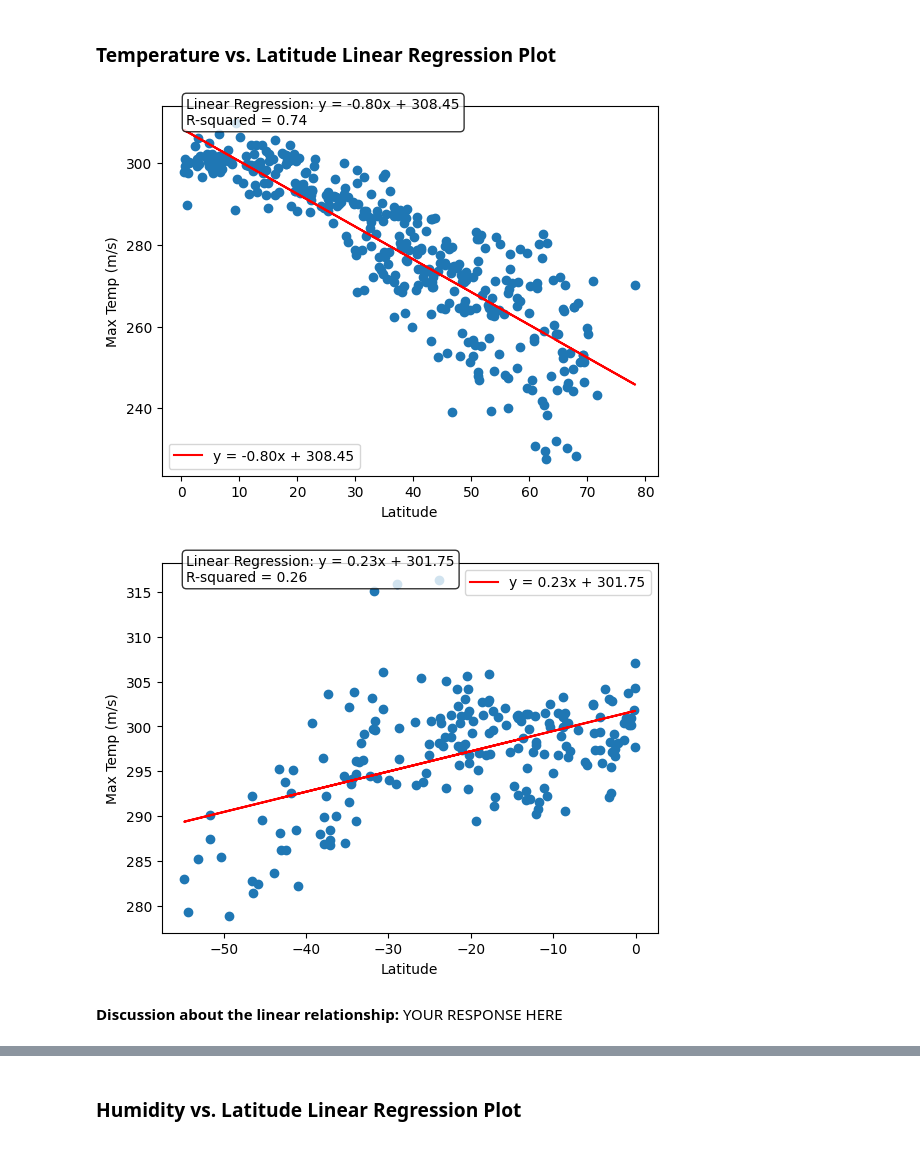
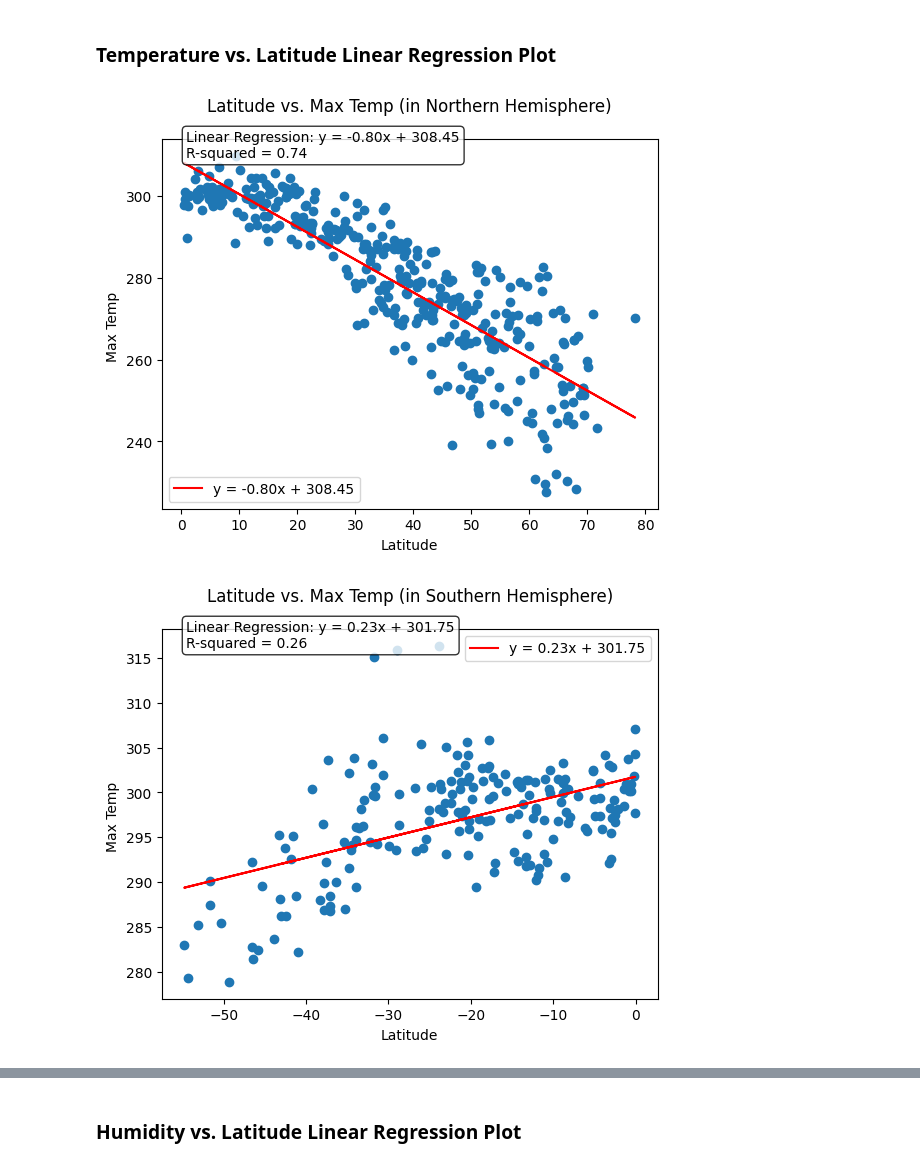
Before and after one commit to qstibbins/python-api-challenge, a Jupyter notebook: WeatherPy.ipynb, the cells around one changed output, grey strips where cells are left out. Saved outputs shown, nothing was run; the diff lists cells and outputs as text; code cells hidden in the pictures.

Commit message:
Updating charts on WeatherPy, and adding analysis

```diff
--- a/WeatherPy.ipynb
+++ b/WeatherPy.ipynb
@@ -273,7 +273,7 @@ plt.show()
 
 ## Requirement 2: Compute Linear Regression for Each Relationship
 # %%
-def plot_linear_regression(x_values, y_values, y_label):
+def plot_linear_regression(x_values, y_values, y_label, hemisphere = "north"):
     # Calculate the regression line
     slope, intercept, r_value, p_value, std_err = linregress(x_values, y_values)
 
@@ -292,7 +292,8 @@ def plot_linear_regression(x_values, y_values, y_label):
                 bbox=dict(boxstyle='round', facecolor='white', alpha=0.8))
 
     plt.xlabel("Latitude")
-    plt.ylabel(f"{y_label} (m/s)")
+    plt.ylabel(f"{y_label} {'' if (y_label != 'Wind Speed') else '(m/s)'}")
+    plt.title(f"Latitude vs. {y_label} (in {'Northern' if hemisphere == 'north' else 'Southern'} Hemisphere)", pad=20)
     plt.legend()
 # %%
 # Create a DataFrame with the Northern Hemisphere data (Latitude >= 0)
@@ -330,17 +331,17 @@ north_latitude = northern_hemi_df['Lat']
 north_max_temp = northern_hemi_df['Max Temp']
 plot_linear_regression(north_latitude, north_max_temp, 'Max Temp')
 
+plt.savefig("output_data/north_temp.png")
 plt.show()
 # %% [output]
-[figure, old version]
+[figure, new version]
 # %%
 # Linear regression on Southern Hemisphere
 south_latitude = southern_hemi_df['Lat']
 south_max_temp = southern_hemi_df['Max Temp']
-plot_linear_regression(south_latitude, south_max_temp, 'Max Temp')
+plot_linear_regression(south_latitude, south_max_temp, 'Max Temp', "south")
 
+plt.savefig("output_data/south_temp.png")
 plt.show()
 # %% [output]
-[figure, old version]
+[figure, new version]
-# %% [markdown]
-**Discussion about the linear relationship:** YOUR RESPONSE HERE
```
Also changed, not shown: parts of 13 cells of this notebook.
